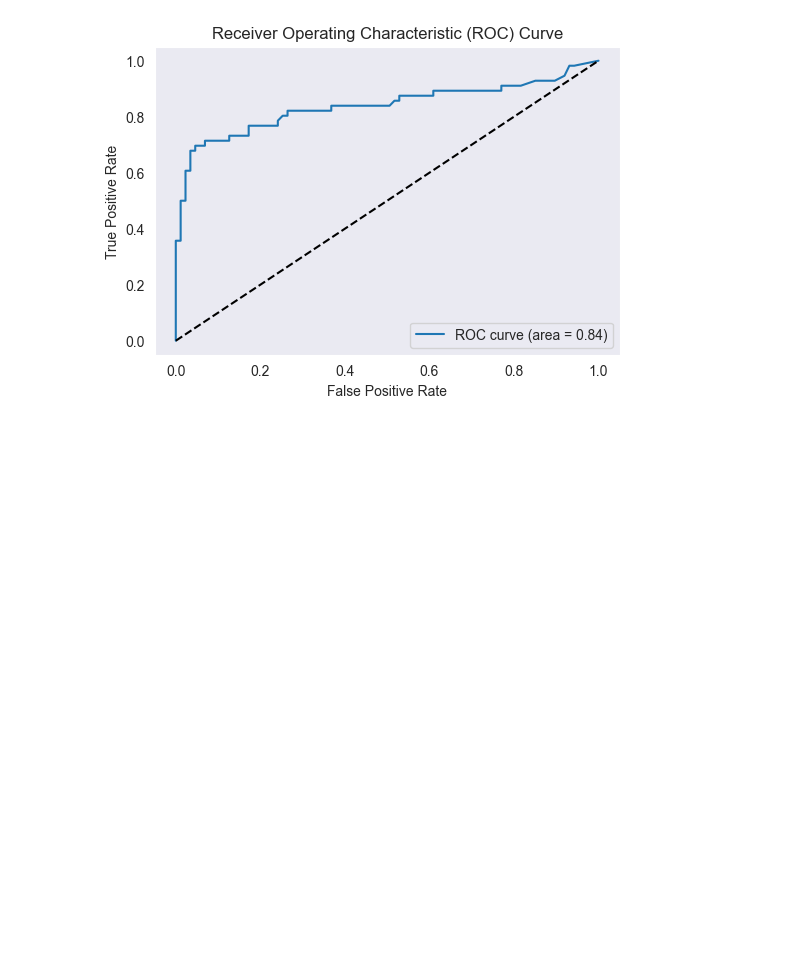
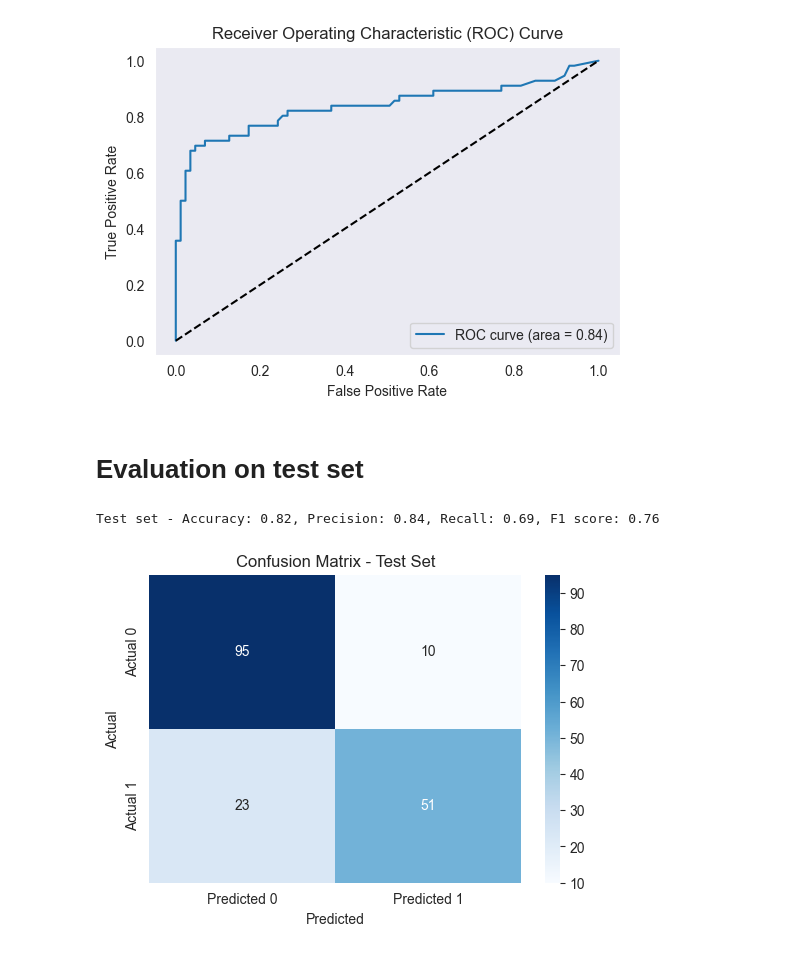
Before and after one commit to 304125/MAL1_S26, a Jupyter notebook: 06_Validation_Methods_and_Perfomance_Metrics/Performance_metrics.ipynb, the cells around one changed output. Saved outputs shown, nothing was run; the diff lists cells and outputs as text; code cells hidden in the pictures; blank space fills up the shorter version.

```diff
--- a/06_Validation_Methods_and_Perfomance_Metrics/Performance_metrics.ipynb
+++ b/06_Validation_Methods_and_Perfomance_Metrics/Performance_metrics.ipynb
@@ -127,3 +138,29 @@ plt.grid()
 plt.show()
 # %% [output]
 [figure]
+# %% [markdown]
+# Evaluation on test set
+# %%
+X_test = pd.get_dummies(X_test, columns=["Sex", "Embarked"], drop_first=True)
+X_test["Age"] = X_test["Age"].fillna(age_median)
+# %%
+# evaluate the model on the test set
+y_test_pred = rf_clf.predict(X_test)
+test_accuracy = accuracy_score(y_test, y_test_pred)
+test_precision = precision_score(y_test, y_test_pred)
+test_recall = recall_score(y_test, y_test_pred)
+test_f1 = f1_score(y_test, y_test_pred)
+print(f"Test set - Accuracy: {test_accuracy:.2f}, Precision: {test_precision:.2f}, Recall: {test_recall:.2f}, F1 score: {test_f1:.2f}")
+# %% [output]
+Test set - Accuracy: 0.82, Precision: 0.84, Recall: 0.69, F1 score: 0.76
+# %%
+# confusion matrix for the test set using seaborn heatmap
+conf_matrix_test = confusion_matrix(y_test, y_test_pred)
+plt.figure(figsize=(6, 4))
+sns.heatmap(conf_matrix_test, annot=True, fmt="d", cmap="Blues", xticklabels=["Predicted 0", "Predicted 1"], yticklabels=["Actual 0", "Actual 1"])
+plt.title("Confusion Matrix - Test Set")
+plt.xlabel("Predicted")
+plt.ylabel("Actual")
+plt.show()
+# %% [output]
+[figure, added]
```
Also changed, not shown: parts of 2 cells of this notebook.
